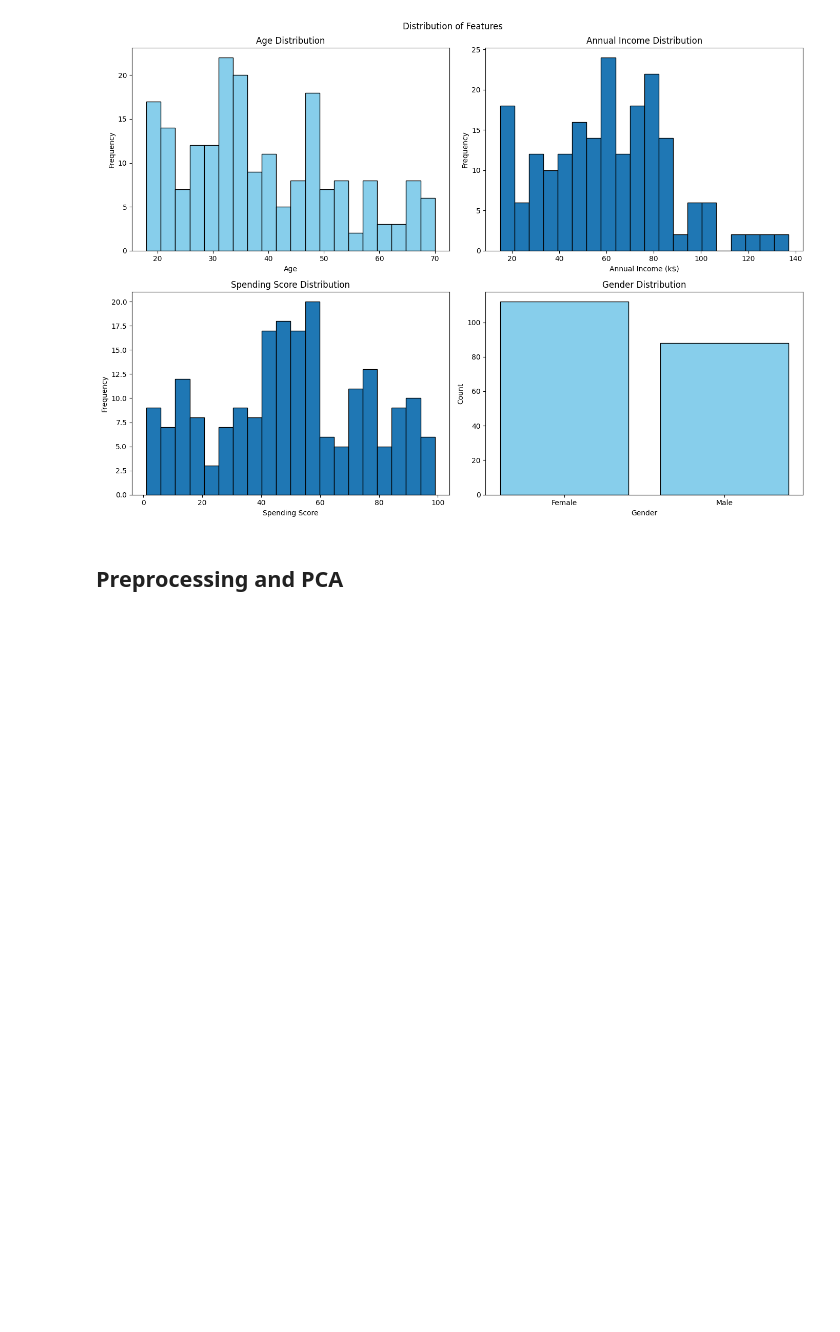
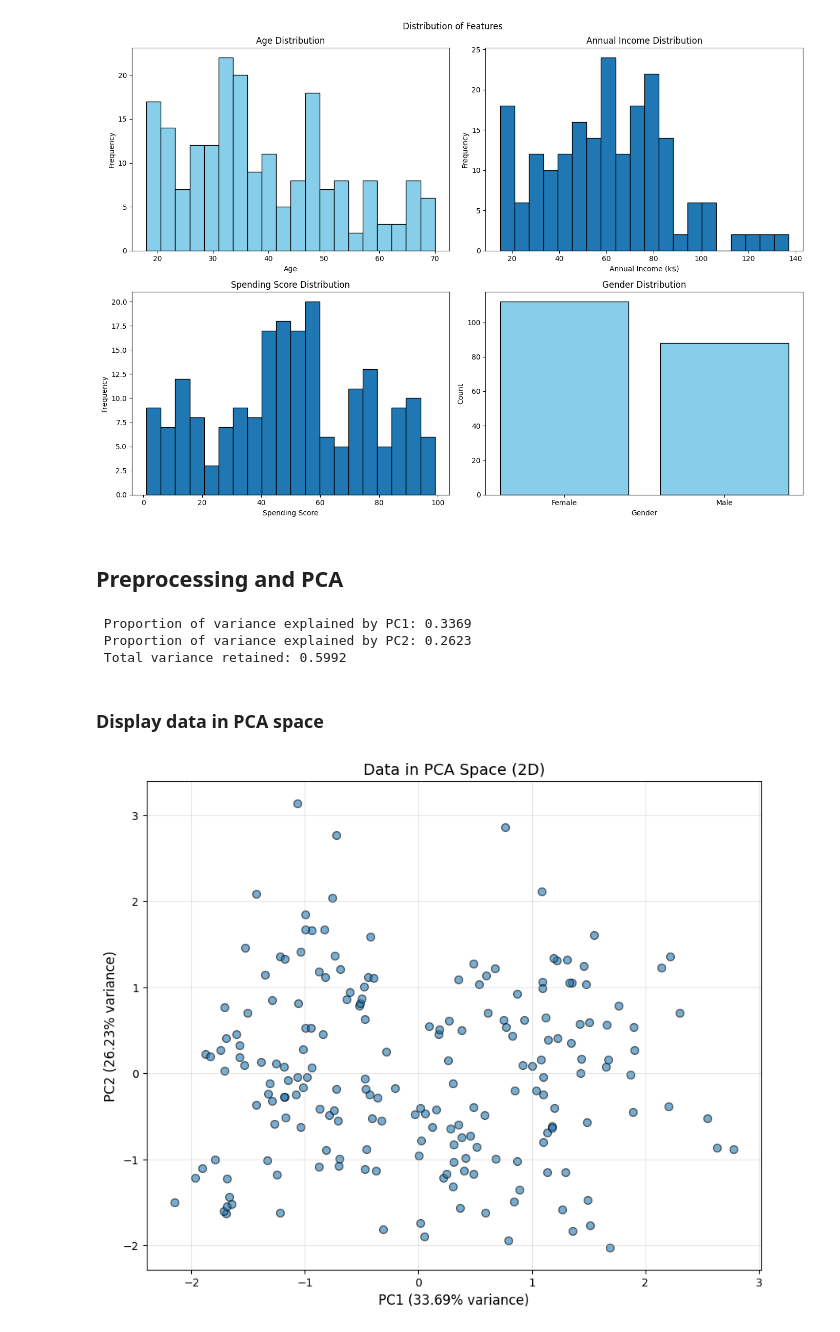
Before and after one commit to ihamydreza/FIS4041, a Jupyter notebook: Q2/Q2.ipynb, the cells around one changed output. Drawn from its saved outputs; the diff is of its cells as text; code cells hidden in the pictures; blank space fills up the shorter version.

```diff
--- a/Q2/Q2.ipynb
+++ b/Q2/Q2.ipynb
@@ -74,3 +74,41 @@ plt.show()
 [figure]
 # %% [markdown]
 ## Preprocessing and PCA
+# %%
+# Convert Gender to number
+df['Gender_encoded'] = df['Gender'].map({'Male': 1, 'Female': 0})
+
+# Select numerical features for clustering
+features = ['Gender_encoded', 'Age', 'Annual Income (k$)', 'Spending Score (1-100)']
+X = df[features].values
+
+# StandardScaler
+scaler = StandardScaler()
+X_scales = scaler.fit_transform(X)
+
+# Apply 2D PCA
+pca = PCA(n_components=2, random_state=33)
+X_pca = pca.fit_transform(X_scales)
+
+print(f" Proportion of variance explained by PC1: {pca.explained_variance_ratio_[0]:.4f}")
+print(f" Proportion of variance explained by PC2: {pca.explained_variance_ratio_[1]:.4f}")
+print(f" Total variance retained: {pca.explained_variance_ratio_.sum():.4f}")
+
+df_pca = pd.DataFrame(X_pca, columns=['PC1', 'PC2'])
+# %% [output]
+ Proportion of variance explained by PC1: 0.3369
+ Proportion of variance explained by PC2: 0.2623
+ Total variance retained: 0.5992
+# %% [markdown]
+### Display data in PCA space
+# %%
+plt.figure(figsize=(10, 8))
+plt.scatter(X_pca[:, 0], X_pca[:, 1], alpha=0.6, s=50, edgecolors='k')
+plt.xlabel(f'PC1 ({pca.explained_variance_ratio_[0]:.2%} variance)', fontsize=12)
+plt.ylabel(f'PC2 ({pca.explained_variance_ratio_[1]:.2%} variance)', fontsize=12)
+plt.title('Data in PCA Space (2D)', fontsize=14)
+plt.grid(True, alpha=0.3)
+plt.savefig('pca_original.png', dpi=300, bbox_inches='tight')
+plt.show()
+# %% [output]
+[figure, added]
```
